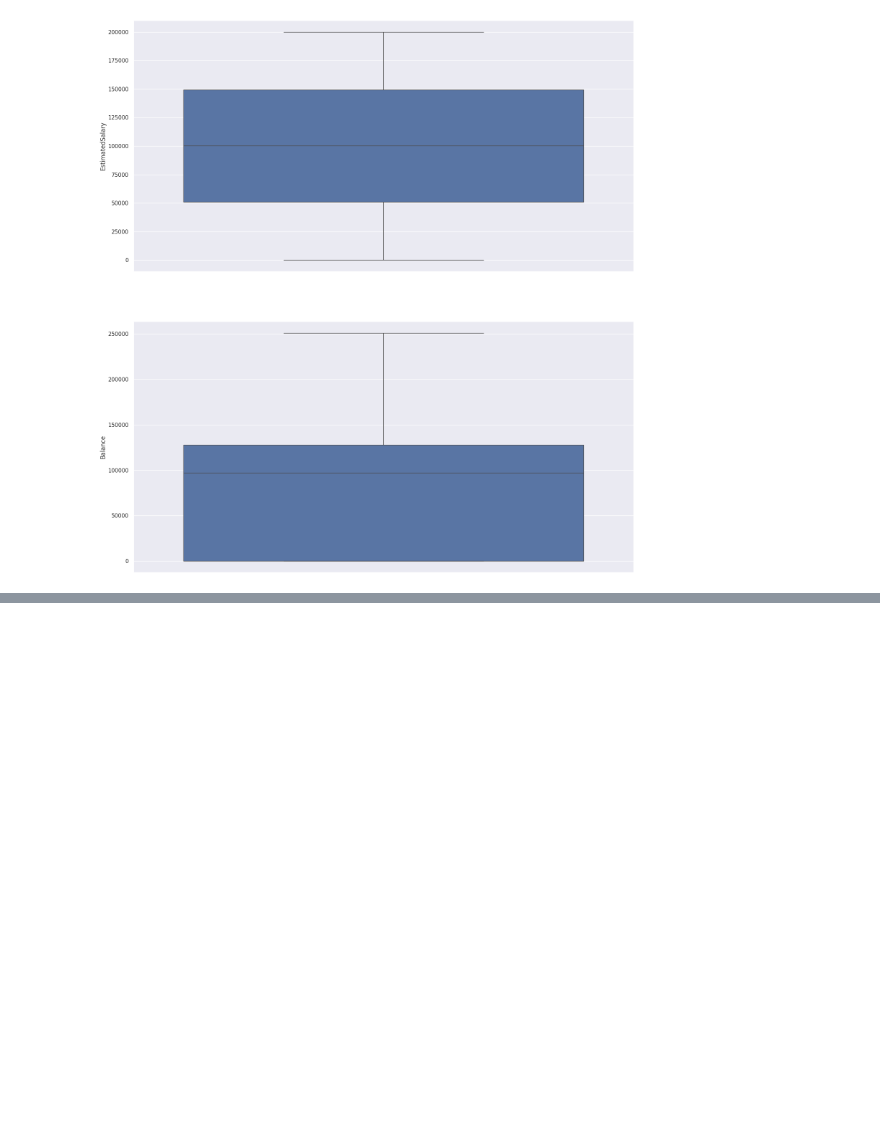
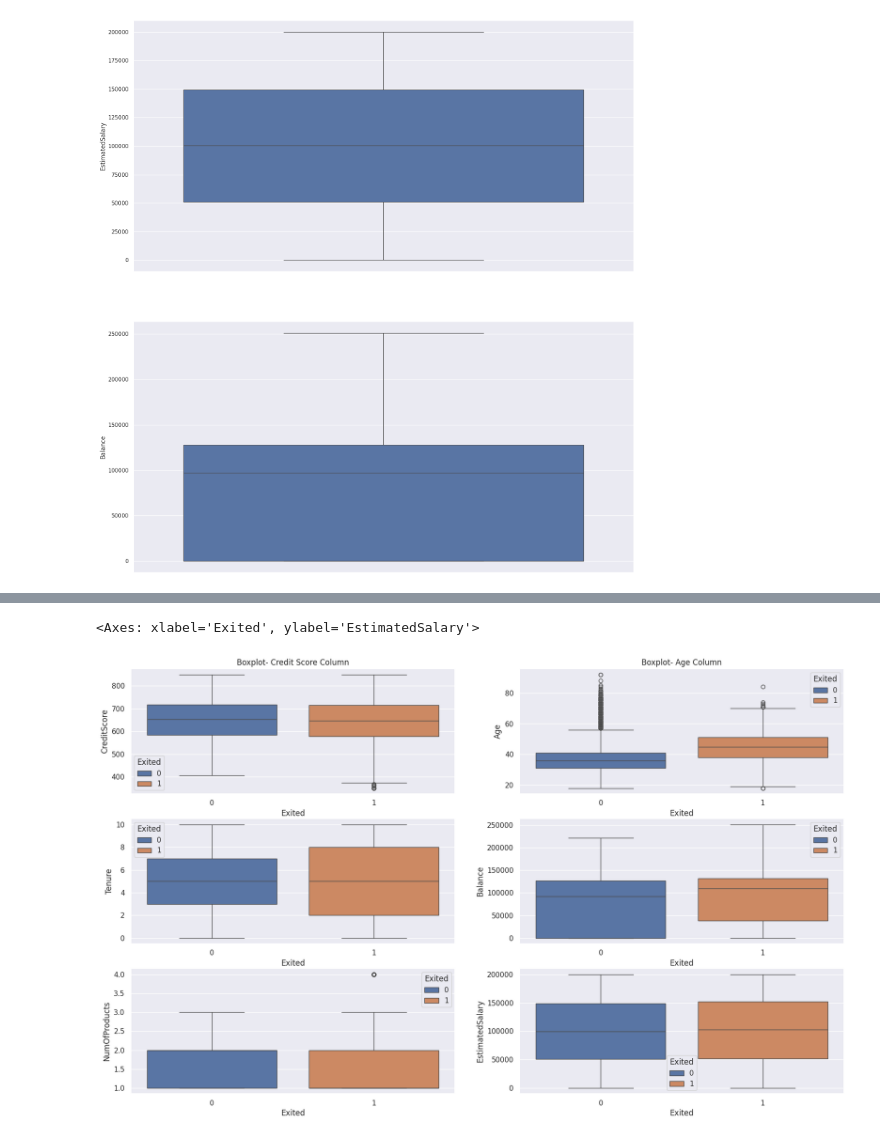
Before and after one commit to trishashukla1021/afame-technologies, a Jupyter notebook: customer_churn_prediction_task.ipynb, the cells around one changed output, grey strips where cells are left out. Saved outputs shown, nothing was run; the diff lists cells and outputs as text; code cells hidden in the pictures; blank space fills up the shorter version.

```diff
--- a/customer_churn_prediction_task.ipynb
+++ b/customer_churn_prediction_task.ipynb
@@ -148,3 +153,11 @@ sns.boxplot(df["Balance"],ax=axs[1])
 plt.show()
 # %% [output]
 [figure]
+# %%
+df['Geography'] = df['Geography'].replace(['Germany'],'0')
+df['Geography'] = df['Geography'].replace(['France'],'1')
+df['Geography'] = df['Geography'].replace(['Spain'],'2')
+#Change value in gender column
+df['Gender'] = df['Gender'].replace(['Female'],'0')
+df['Gender'] = df['Gender'].replace(['Male'],'1')
+df.head()
@@ -150,0 +171,4 @@ plt.show()
+# %%
+df['Geography'] = pd.to_numeric(df['Geography'])
+df['Gender'] = pd.to_numeric(df['Gender'])
+df.dtypes
@@ -150,0 +189,4 @@ plt.show()
+# %%
+#Remove customer_id column
+df = df.drop('CustomerId', axis=1)
+df.head()
@@ -150,0 +200,11 @@ plt.show()
+# %%
+fig, axarr = plt.subplots(3, 2, figsize=(20, 12))
+sns.boxplot(y='CreditScore',x = 'Exited', hue = 'Exited',data = df, ax=axarr[0][0]).set_title('Boxplot- Credit Score Column')
+sns.boxplot(y='Age',x = 'Exited', hue = 'Exited',data = df , ax=axarr[0][1]).set_title('Boxplot- Age Column')
+sns.boxplot(y='Tenure',x = 'Exited', hue = 'Exited',data = df, ax=axarr[1][0])
+sns.boxplot(y='Balance',x = 'Exited', hue = 'Exited',data = df, ax=axarr[1][1])
+sns.boxplot(y='NumOfProducts',x = 'Exited', hue = 'Exited',data = df, ax=axarr[2][0])
+sns.boxplot(y='EstimatedSalary',x = 'Exited', hue = 'Exited',data = df, ax=axarr[2][1])
+# %% [output]
+<Axes: xlabel='Exited', ylabel='EstimatedSalary'>
+[figure, added]
```
Also changed, not shown: parts of 16 cells of this notebook.
